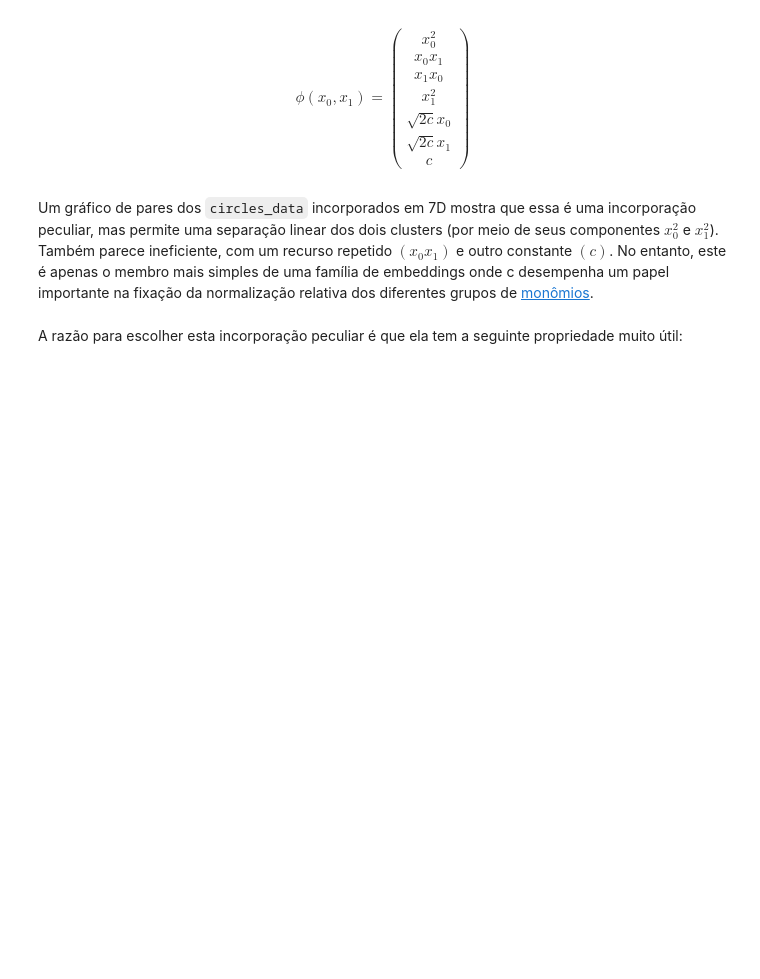
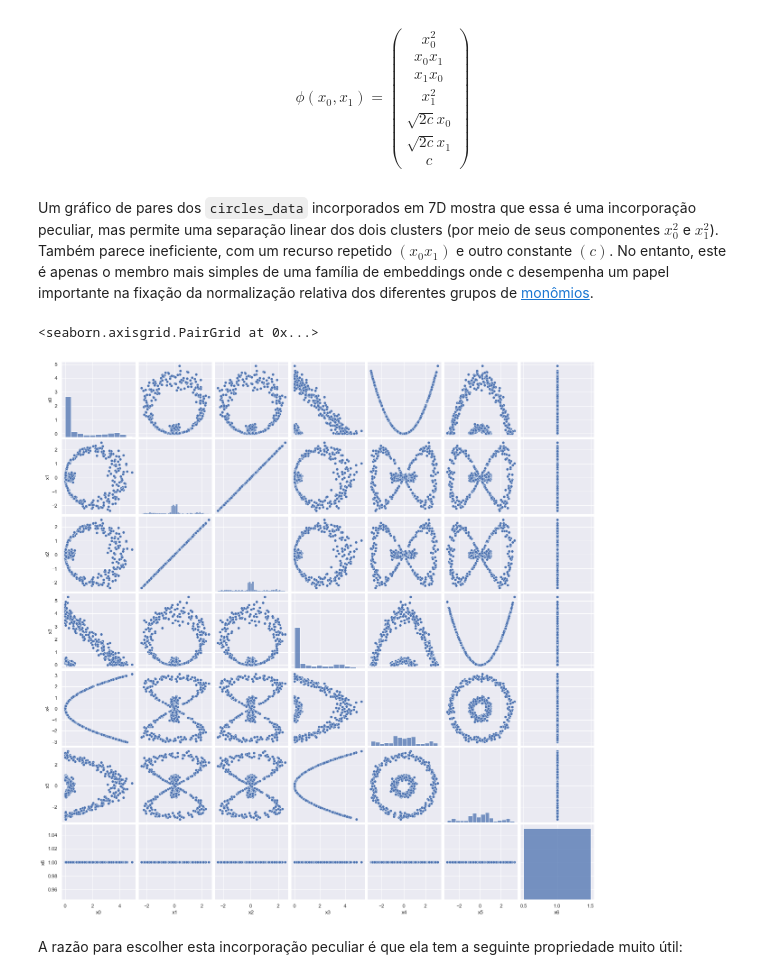
Before and after one commit to GabrielWendell/Intro_ML, a Jupyter notebook: Notebooks/Dia5.ipynb, the cells around one changed output. Cells and saved outputs as stored; diff of their text form; code cells hidden in the pictures; blank space fills up the shorter version.

```diff
--- a/Notebooks/Dia5.ipynb
+++ b/Notebooks/Dia5.ipynb
@@ -63,2 +65,5 @@ Carregamos apenas os módulos `scikit-learn` que precisamos:
 # %% [markdown]
 # Baixando os dados
+# %%
+circles_data = pd.read_hdf('Data/circles_data.hf5')
+circles_targets = pd.read_hdf('Data/circles_targets.hf5')
@@ -104,8 +157,27 @@ x_1^2 \\
 \sqrt{2 c} x_1 \\
 c
 \end{pmatrix}$$
+# %%
+def embed(data, c=1):
+    # Incorpore X usando o kernel polinomial com n = 2, c = 1 (consulte a página 16 das notas do CS229 SVM)
+    x0, x1 = data['x0'], data['x1']
+    X = np.vstack([
+        x0 * x0, x0 * x1, x1 * x0, x1 * x1,
+        np.sqrt(2 * c) * x0, np.sqrt(2 * c) * x1,
+        c + 0 * x0
+    ]).T
+    return pd.DataFrame(X, columns=('x0', 'x1', 'x2', 'x3', 'x4', 'x5', 'x6'))
+
+circles_embedded = embed(circles_data)
 # %% [markdown]
 Um gráfico de pares dos `circles_data` incorporados em 7D mostra que essa é uma incorporação peculiar, mas permite uma separação linear dos dois clusters (por meio de seus componentes $x^{2}_{0}$ e $x^{2}_{1}$). Também parece ineficiente, com um recurso repetido $(x_{0}x_{1})$ e outro constante $(c)$. No entanto, este é apenas o membro mais simples de uma família de embeddings onde c desempenha um papel importante na fixação da normalização relativa dos diferentes grupos de [monômios](https://en.wikipedia.org/wiki/Monomial).
+# %%
+%matplotlib inline
+
+sns.pairplot(circles_embedded, palette = 'crest')
+# %% [output]
+<seaborn.axisgrid.PairGrid at 0x...>
+[figure, added]
 # %% [markdown]
 A razão para escolher esta incorporação peculiar é que ela tem a seguinte propriedade muito útil:
 # %% [markdown]
```
Also changed, not shown: parts of 23 cells of this notebook, 4 other files.
